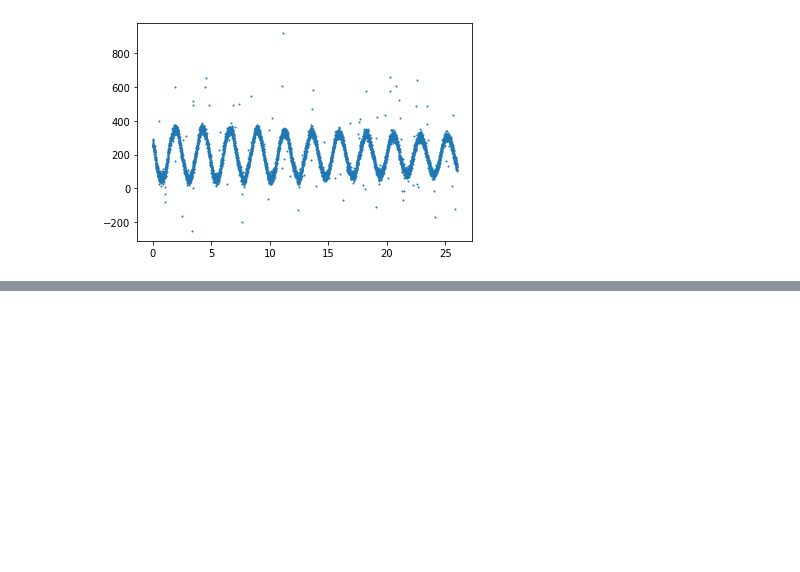
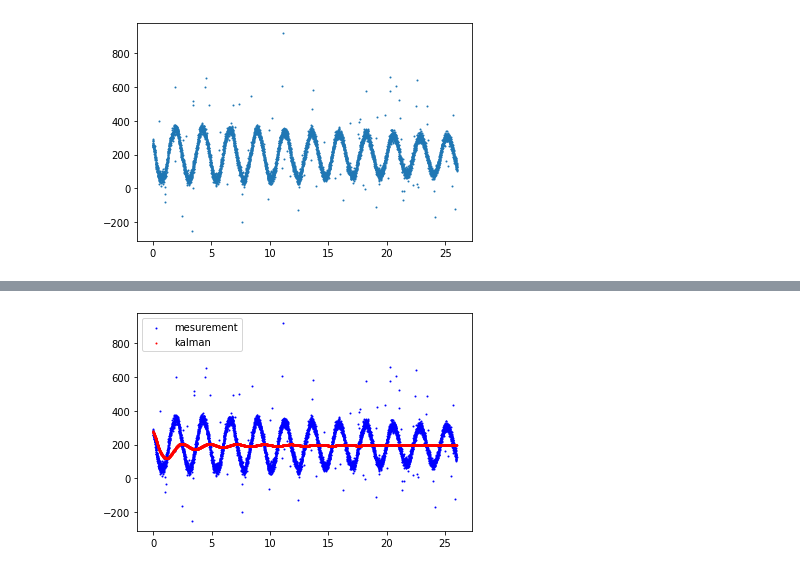
Before and after one commit to mohamedsayed18/SPA_LR, a Jupyter notebook: Kalman.ipynb, the cells around one changed output, grey strips where cells are left out. Drawn from its saved outputs; the diff is of its cells as text; code cells hidden in the pictures; blank space fills up the shorter version.

```diff
--- a/Kalman.ipynb
+++ b/Kalman.ipynb
@@ -50,0 +55,12 @@ np.mean(y)
+# %%
+#plot the measurements and the estimations
+
+fig = plt.figure()
+ax1 = fig.add_subplot(111)
+
+ax1.scatter(x, y, s=1, c='b', label='mesurement')
+ax1.scatter(x, kal, s=1, c='r', label='kalman')
+plt.legend(loc='upper left');
+plt.show()
+# %% [output]
+[figure, added]
```
Also changed, not shown: parts of 4 cells of this notebook.
